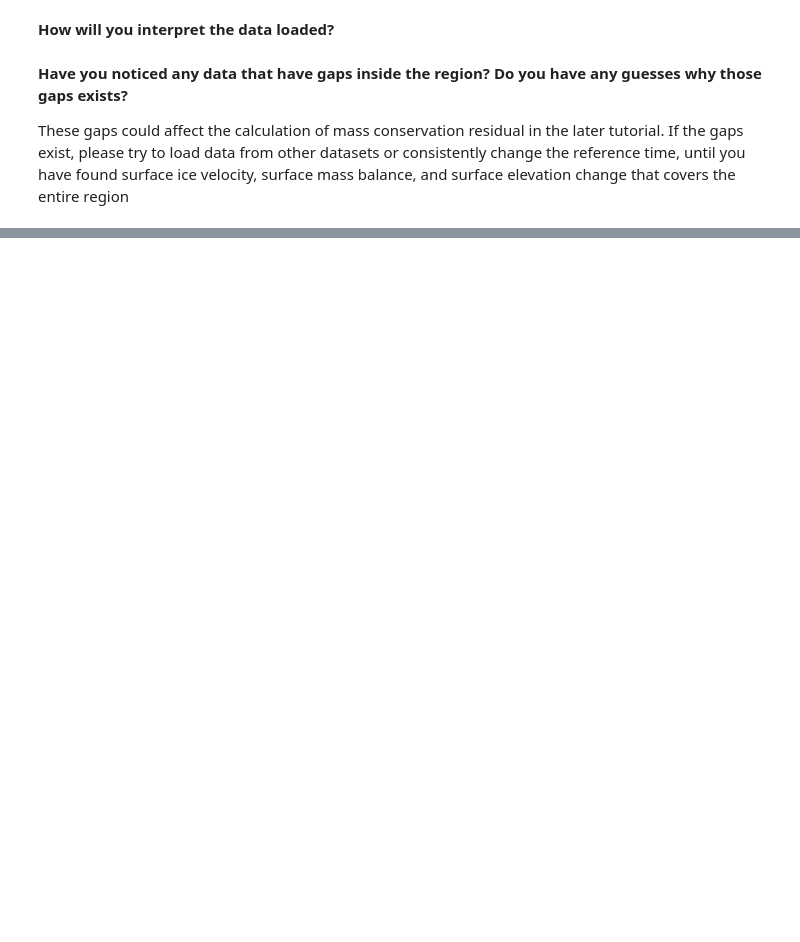
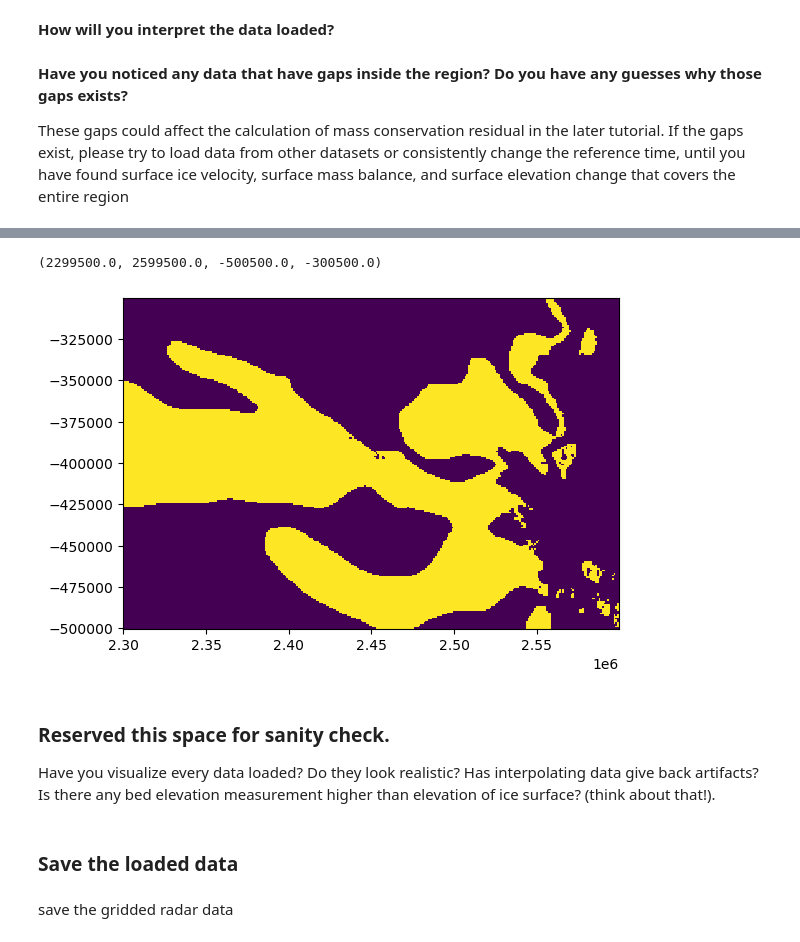
Before and after one commit to NiyaShao/geostatisticalMCMC, a Jupyter notebook: Tutorials/T1_Answer.ipynb, the cells around one changed output, grey strips where cells are left out. Cells and saved outputs as stored; diff of their text form; code cells hidden in the pictures; blank space fills up the shorter version.

```diff
--- a/Tutorials/T1_Answer.ipynb
+++ b/Tutorials/T1_Answer.ipynb
@@ -144,0 +172,21 @@ These gaps could affect the calculation of mass conservation residual in the lat
+# %%
+# calculate high velocity region
+ocean_mask = (bm_mask == 0) | (bm_mask == 3) # utilize the mask in BedMachine dataset to characterize ice regions
+grounded_ice_mask = (bm_mask == 2)
+distance_max = 3000
+velocity_threshold = 50
+smooth_mode = 15
+highvel_mask = Topography.get_highvel_boundary(velx, vely, velocity_threshold, grounded_ice_mask, ocean_mask, distance_max, xx, yy, smooth_mode = smooth_mode)
+# %%
+plt.pcolormesh(xx,yy,highvel_mask)
+plt.axis('scaled')
+# %% [output]
+(2299500.0, 2599500.0, -500500.0, -300500.0)
+[figure, added]
+# %% [markdown]
+### Reserved this space for sanity check.
+Have you visualize every data loaded? Do they look realistic? Has interpolating data give back artifacts? Is there any bed elevation measurement higher than elevation of ice surface? (think about that!).
+# %% [markdown]
+### Save the loaded data
+# %% [markdown]
+save the gridded radar data
```
Also changed, not shown: parts of 18 cells of this notebook, 16 other files.
